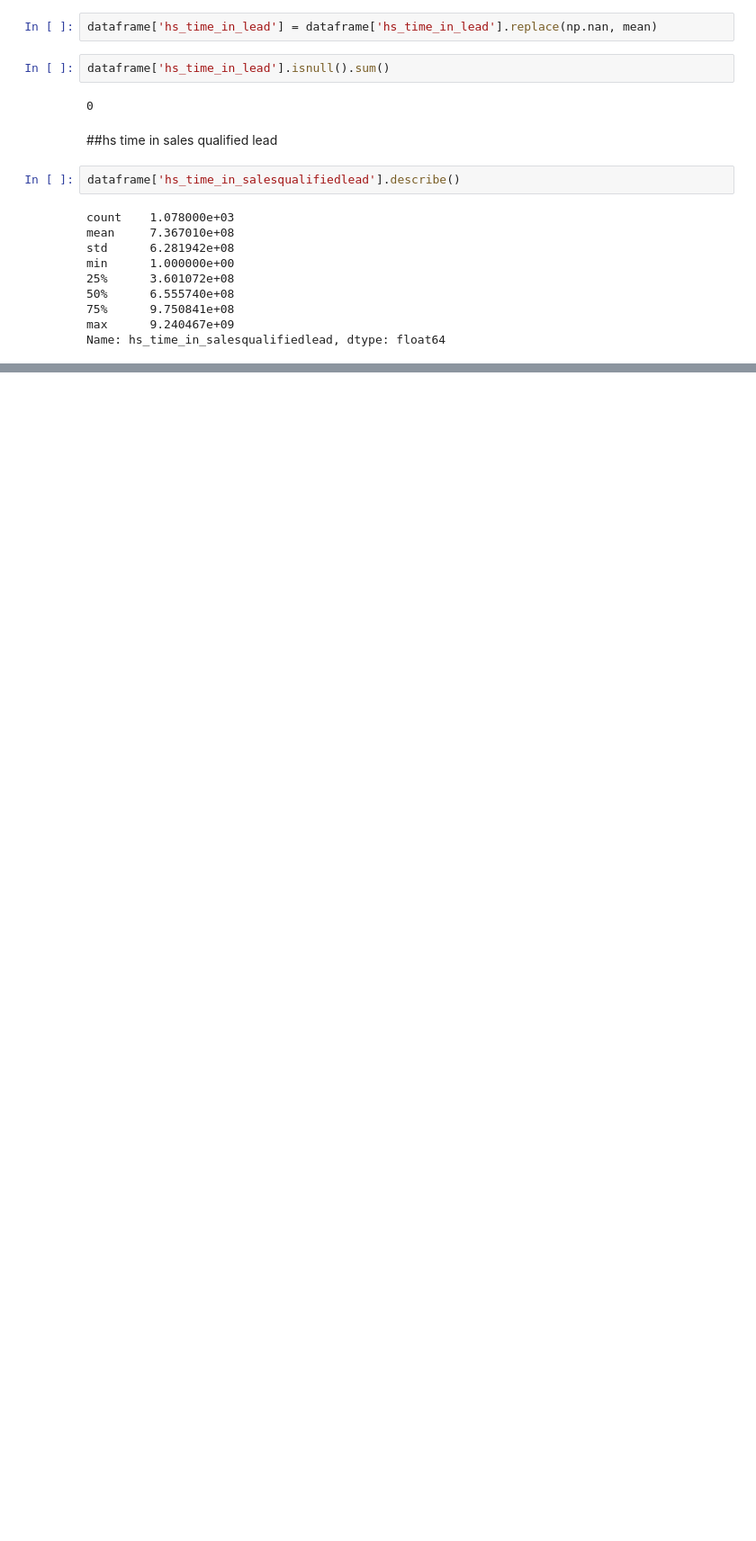
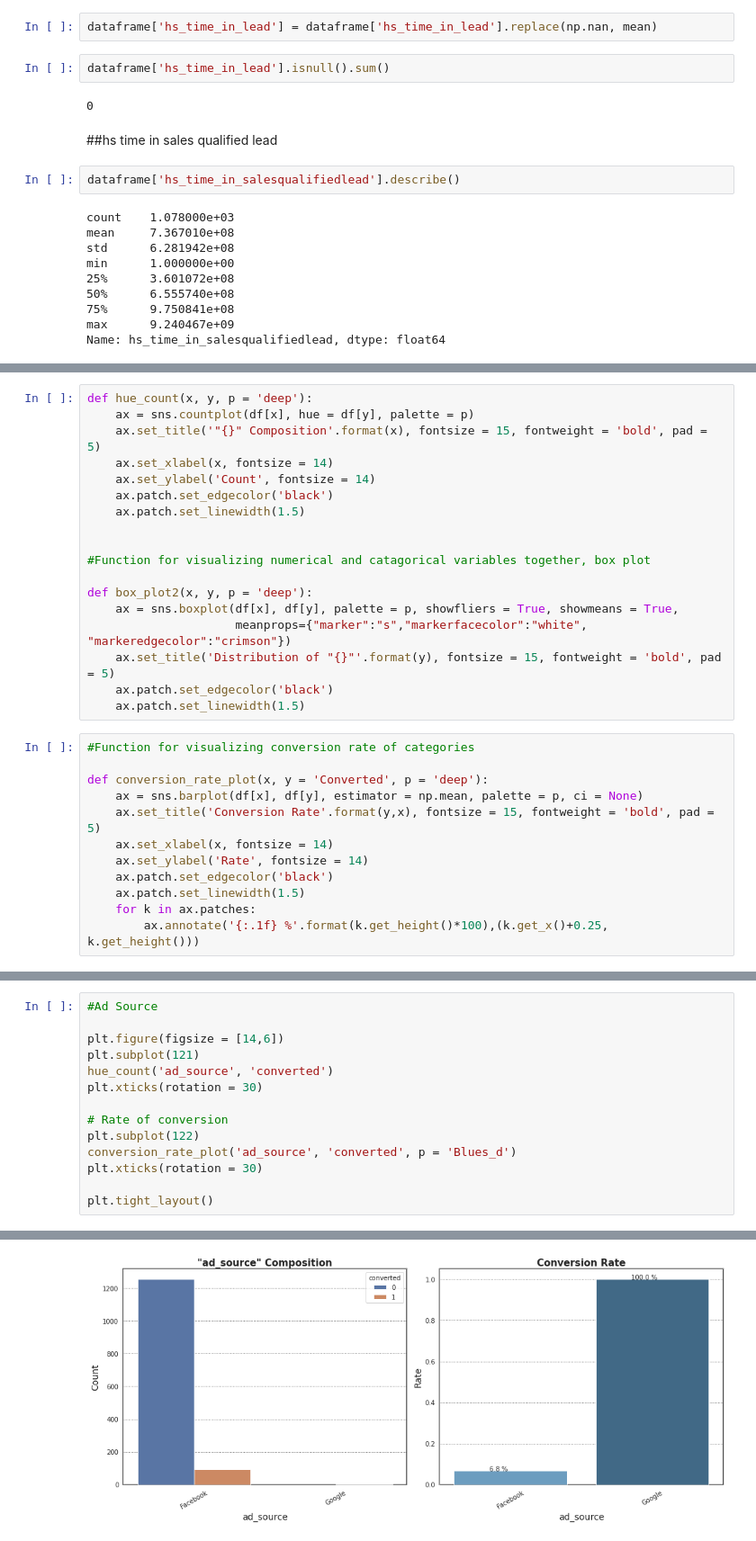
Before and after one commit to stefano2211/DataScienceRedSocial, a Jupyter notebook: HandDigitalScore.ipynb, the cells around one changed output, grey strips where cells are left out. Shown at 90% size. Drawn from its saved outputs; the diff is of its cells as text; blank space fills up the shorter version.

```diff
--- a/HandDigitalScore.ipynb
+++ b/HandDigitalScore.ipynb
@@ -1154,0 +1442,30 @@ Name: hs_time_in_salesqualifiedlead, dtype: float64
+# %%
+def hue_count(x, y, p = 'deep'):
+    ax = sns.countplot(df[x], hue = df[y], palette = p)
+    ax.set_title('"{}" Composition'.format(x), fontsize = 15, fontweight = 'bold', pad = 5)
+    ax.set_xlabel(x, fontsize = 14)
+    ax.set_ylabel('Count', fontsize = 14)
+    ax.patch.set_edgecolor('black')
+    ax.patch.set_linewidth(1.5)
+
+
+#Function for visualizing numerical and catagorical variables together, box plot
+
+def box_plot2(x, y, p = 'deep'):
+    ax = sns.boxplot(df[x], df[y], palette = p, showfliers = True, showmeans = True,
+                     meanprops={"marker":"s","markerfacecolor":"white", "markeredgecolor":"crimson"})
+    ax.set_title('Distribution of "{}"'.format(y), fontsize = 15, fontweight = 'bold', pad = 5)
+    ax.patch.set_edgecolor('black')
+    ax.patch.set_linewidth(1.5)
+# %%
+#Function for visualizing conversion rate of categories
+
+def conversion_rate_plot(x, y = 'Converted', p = 'deep'):
+    ax = sns.barplot(df[x], df[y], estimator = np.mean, palette = p, ci = None)
+    ax.set_title('Conversion Rate'.format(y,x), fontsize = 15, fontweight = 'bold', pad = 5)
+    ax.set_xlabel(x, fontsize = 14)
+    ax.set_ylabel('Rate', fontsize = 14)
+    ax.patch.set_edgecolor('black')
+    ax.patch.set_linewidth(1.5)
+    for k in ax.patches:
+        ax.annotate('{:.1f} %'.format(k.get_height()*100),(k.get_x()+0.25, k.get_height()))
@@ -1154,0 +1484,15 @@ Name: hs_time_in_salesqualifiedlead, dtype: float64
+# %%
+#Ad Source
+
+plt.figure(figsize = [14,6])
+plt.subplot(121)
+hue_count('ad_source', 'converted')
+plt.xticks(rotation = 30)
+
+# Rate of conversion
+plt.subplot(122)
+conversion_rate_plot('ad_source', 'converted', p = 'Blues_d')
+plt.xticks(rotation = 30)
+
+plt.tight_layout()
+# %% [output]
@@ -1154,0 +1503 @@ Name: hs_time_in_salesqualifiedlead, dtype: float64
+[figure, added]
```
Also changed, not shown: parts of 88 cells of this notebook.
